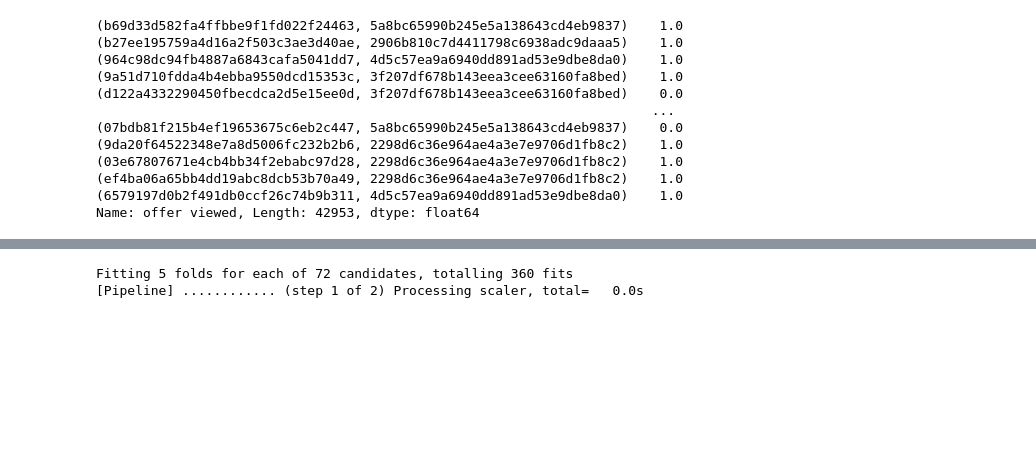
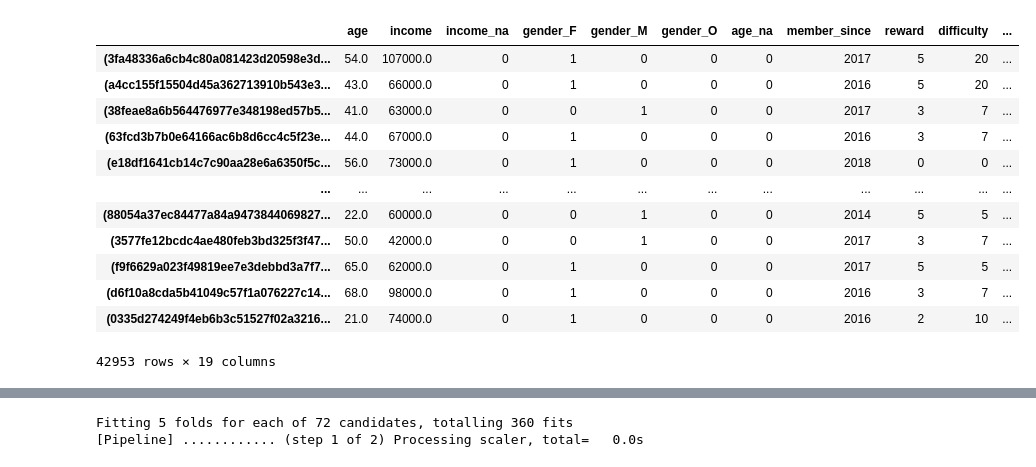
Before and after one commit to HeegyuKim/starbucks-ml-model, a Jupyter notebook: train_sklearn_with_transaction.ipynb, the cells around one changed output, grey strips where cells are left out. Saved outputs shown, nothing was run; the diff lists cells and outputs as text; code cells hidden in the pictures; blank space fills up the shorter version.

```diff
--- a/train_sklearn_with_transaction.ipynb
+++ b/train_sklearn_with_transaction.ipynb
@@ -24,34 +31,34 @@ train_transactions = pd.read_csv("data/train_transactions.csv")
 test_transactions = pd.read_csv("data/test_transactions.csv")
 # %%
 def encode_dataset(df, transactions, shuffle=False):
+    """
+        load dataset
+    """
     df = df.merge(profile, left_on='person', right_on='id') \
         .merge(portfolio, left_on='offer_id', right_on="id") \
         .merge(transactions, left_on='person', right_on='person')
     if shuffle:
         df = df.sample(frac=1)
     df.index = df[['person', 'offer_id']]
 
     y = df['offer viewed']
-    df = df.drop(columns=['person', 'offer_id', 'id_x', 'id_y', 'index', 'offer viewed'])
+    df = df.drop(columns=['person', 'offer_id', 'id_x', 'id_y', 'offer viewed'])
     return df, y
 
 X_train, y_train = encode_dataset(train_set, train_transactions, True)
 X_test, y_test = encode_dataset(test_set, test_transactions, False)
+X_train
+# %% [output]
+|  | age | income | income_na | gender_F | gender_M | gender_O | age_na | member_since | reward | difficulty | ... |
+| (3fa48336a6cb4c80a081423d20598e3d... | 54.0 | 107000.0 | 0 | 1 | 0 | 0 | 0 | 2017 | 5 | 20 | ... |
+| (a4cc155f15504d45a362713910b543e3... | 43.0 | 66000.0 | 0 | 1 | 0 | 0 | 0 | 2016 | 5 | 20 | ... |
+| (38feae8a6b564476977e348198ed57b5... | 41.0 | 63000.0 | 0 | 0 | 1 | 0 | 0 | 2017 | 3 | 7 | ... |
+| (63fcd3b7b0e64166ac6b8d6cc4c5f23e... | 44.0 | 67000.0 | 0 | 1 | 0 | 0 | 0 | 2016 | 3 | 7 | ... |
+| (e18df1641cb14c7c90aa28e6a6350f5c... | 56.0 | 73000.0 | 0 | 1 | 0 | 0 | 0 | 2018 | 0 | 0 | ... |
+| ... | ... | ... | ... | ... | ... | ... | ... | ... | ... | ... | ... |
+| (88054a37ec84477a84a9473844069827... | 22.0 | 60000.0 | 0 | 0 | 1 | 0 | 0 | 2014 | 5 | 5 | ... |
+| (3577fe12bcdc4ae480feb3bd325f3f47... | 50.0 | 42000.0 | 0 | 0 | 1 | 0 | 0 | 2017 | 3 | 7 | ... |
+| (f9f6629a023f49819ee7e3debbd3a7f7... | 65.0 | 62000.0 | 0 | 1 | 0 | 0 | 0 | 2017 | 5 | 5 | ... |
+| (d6f10a8cda5b41049c57f1a076227c14... | 68.0 | 98000.0 | 0 | 1 | 0 | 0 | 0 | 2016 | 3 | 7 | ... |
+| (0335d274249f4eb6b3c51527f02a3216... | 21.0 | 74000.0 | 0 | 1 | 0 | 0 | 0 | 2016 | 2 | 10 | ... |
+42953 rows × 19 columns
-# %%
-# y_train.mean()
-# y_test.mean()
-# X_train.head()
-y_train
-# %% [output]
-(b69d33d582fa4ffbbe9f1fd022f24463, 5a8bc65990b245e5a138643cd4eb9837)    1.0
-(b27ee195759a4d16a2f503c3ae3d40ae, 2906b810c7d4411798c6938adc9daaa5)    1.0
-(964c98dc94fb4887a6843cafa5041dd7, 4d5c57ea9a6940dd891ad53e9dbe8da0)    1.0
-(9a51d710fdda4b4ebba9550dcd15353c, 3f207df678b143eea3cee63160fa8bed)    1.0
-(d122a4332290450fbecdca2d5e15ee0d, 3f207df678b143eea3cee63160fa8bed)    0.0
-                                                                       ...
-(07bdb81f215b4ef19653675c6eb2c447, 5a8bc65990b245e5a138643cd4eb9837)    0.0
-(9da20f64522348e7a8d5006fc232b2b6, 2298d6c36e964ae4a3e7e9706d1fb8c2)    1.0
-(03e67807671e4cb4bb34f2ebabc97d28, 2298d6c36e964ae4a3e7e9706d1fb8c2)    1.0
-(ef4ba06a65bb4dd19abc8dcb53b70a49, 2298d6c36e964ae4a3e7e9706d1fb8c2)    1.0
-(6579197d0b2f491db0ccf26c74b9b311, 4d5c57ea9a6940dd891ad53e9dbe8da0)    1.0
-Name: offer viewed, Length: 42953, dtype: float64
```
Also changed, not shown: parts of 13 cells of this notebook, 6 other files.
